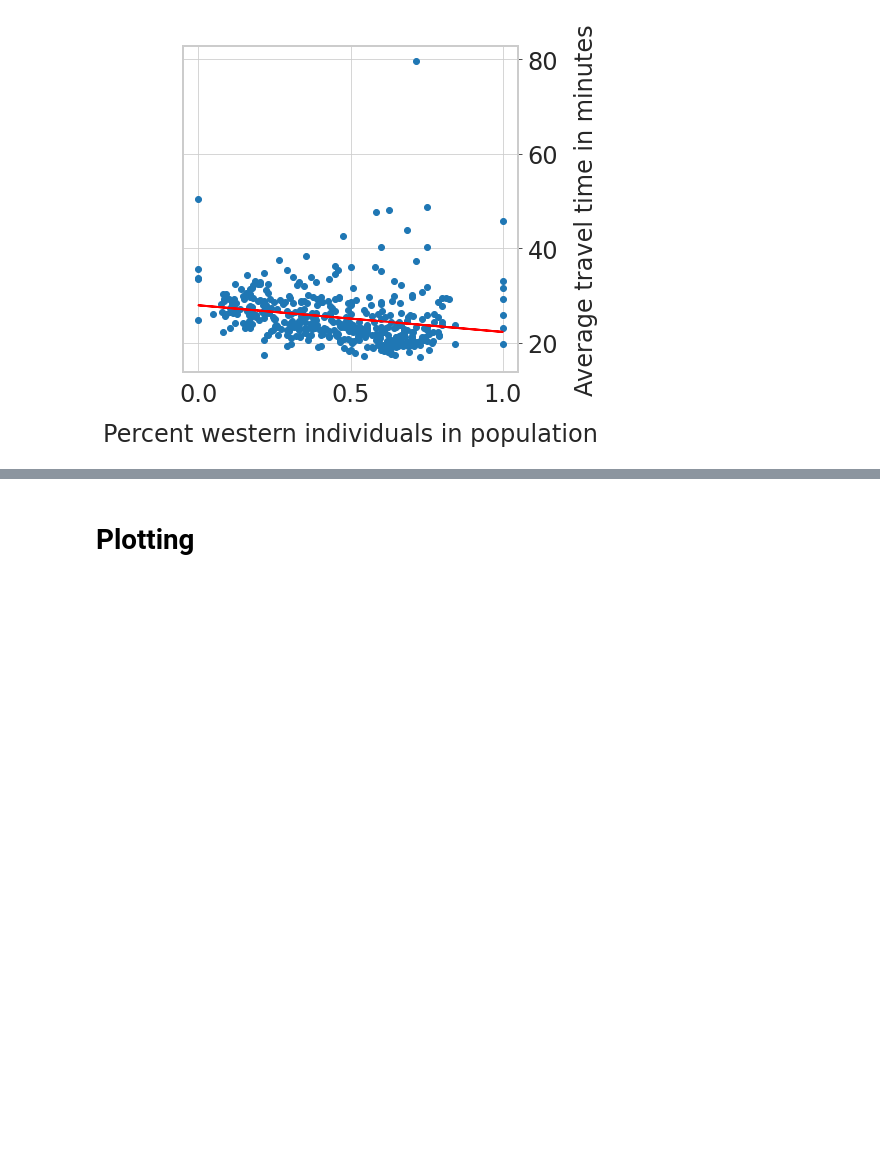
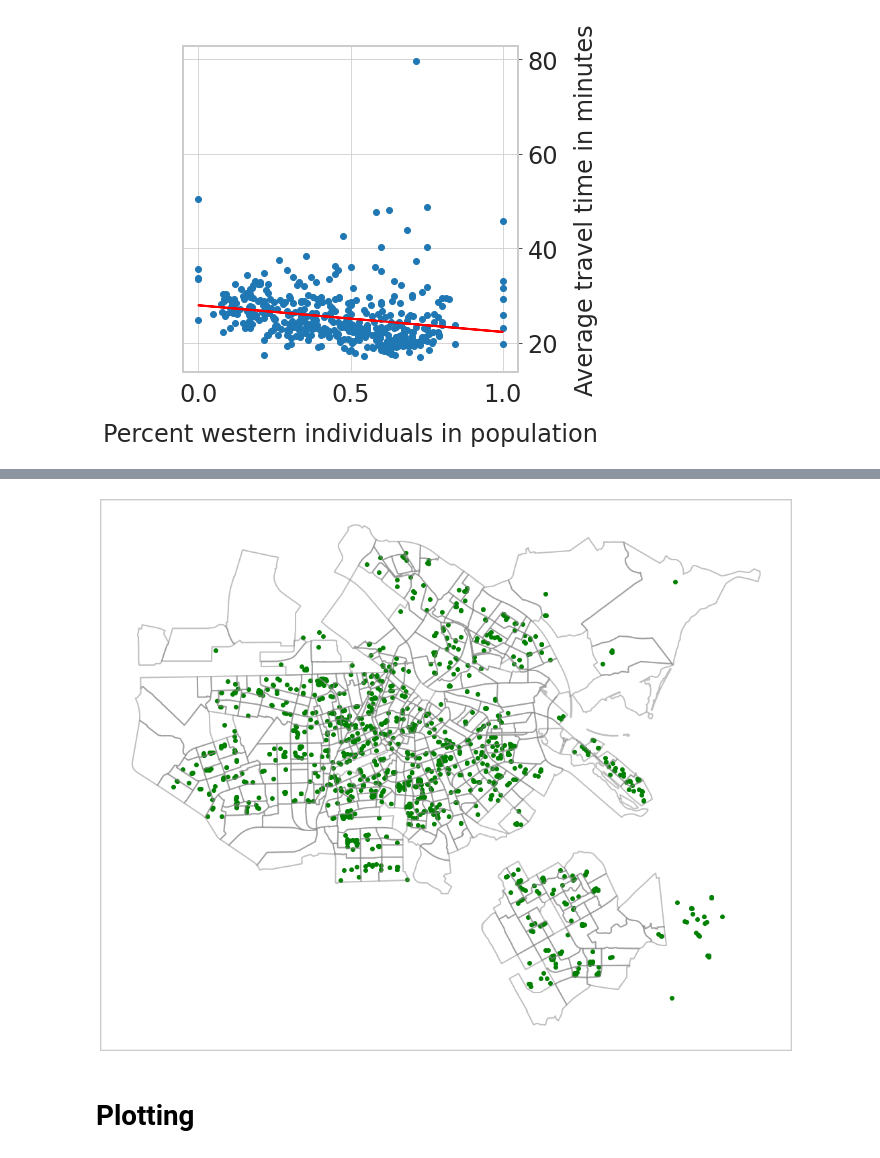
Before and after one commit to EquiCity/thesis, a Jupyter notebook: eda/notebooks/ams_transit_network_accessibility_analysis.ipynb, the cells around one changed output, grey strips where cells are left out. Drawn from its saved outputs; the diff is of its cells as text; code cells hidden in the pictures; blank space fills up the shorter version.

Commit message:
adapted plots

```diff
--- a/eda/notebooks/ams_transit_network_accessibility_analysis.ipynb
+++ b/eda/notebooks/ams_transit_network_accessibility_analysis.ipynb
@@ -491,3 +500,27 @@ ig.plot(G_transit, target=base)
+# %%
+fig, ax = plt.subplots(figsize=(15,15))
+kwb_19_ams_neighborhoods.boundary.plot(ax=ax, edgecolor="gray", alpha=0.5)
+
+kind = 'poi'
+functie_category.plot(ax=ax, color='green', figsize=(15,15))
+
+# kind = 'pt'
+# G_transit = ig.read(graphs[0])
+# ig.plot(G_transit, target=ax, alpha=0.5)
+
+# kind = 'rc'
+# ams_nb.plot(ax=ax, x='res_cent_x', y='res_cent_y', kind='scatter', color='red')
+
+ax.set_xticks([])
+ax.set_yticks([])
+ax.set_xlabel('')
+ax.set_ylabel('')
+
+fig.tight_layout()
+fig.savefig(f'/home/rico/Documents/thesis/paper/overleaf/62a466789b2183065a639cda/content-media/amsterdam_{kind}_network_2019.svg')
+fig.savefig(f'/home/rico/Documents/thesis/paper/overleaf/62a466789b2183065a639cda/content-media/amsterdam_{kind}_network_2019.png')
+# %% [output]
+[figure, added]
 # %% [markdown]
 # Plotting
 # %%
```
Also changed, not shown: parts of 2 cells of this notebook.
